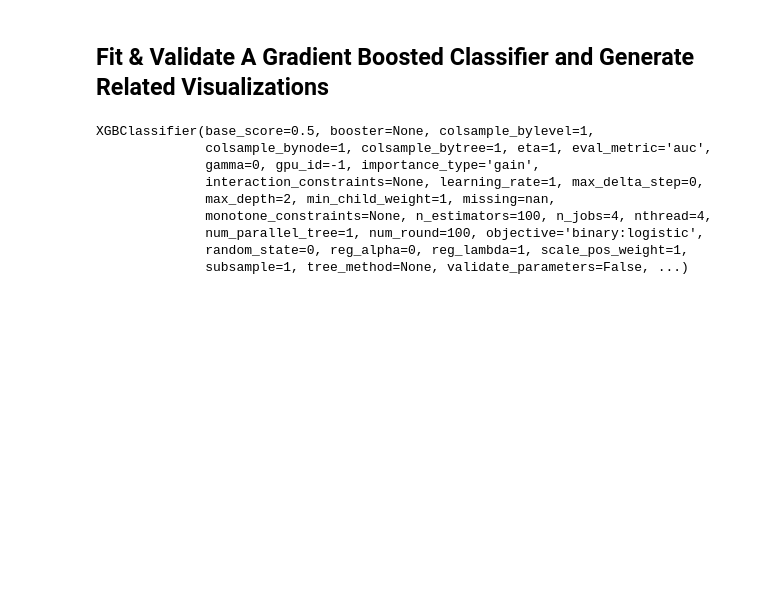
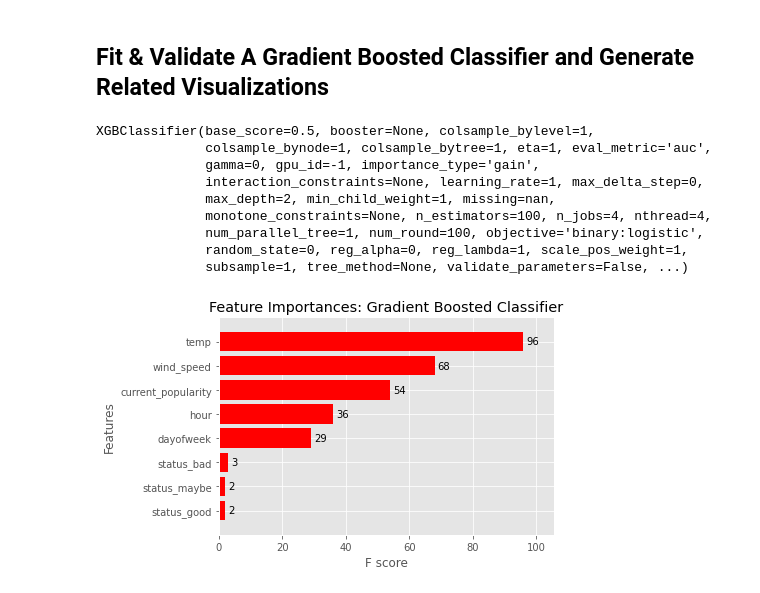
Before and after one commit to four-insightfellows-corona-project/social_distancing, a Jupyter notebook: notebooks/03_xgb_mvp2_ee.ipynb, the cells around one changed output. Drawn from its saved outputs; the diff is of its cells as text; code cells hidden in the pictures; blank space fills up the shorter version.

```diff
--- a/notebooks/03_xgb_mvp2_ee.ipynb
+++ b/notebooks/03_xgb_mvp2_ee.ipynb
@@ -85 +85,10 @@ plt.savefig("../src/d06_visuals/validation_xgb_ROC.png")
 #plt.show()
+# %%
+# Plot feature importance
+from xgboost import plot_importance
+plot_importance(clf,height=0.8, color = 'red')
+plt.title("Feature Importances: Gradient Boosted Classifier")
+plt.savefig("../src/d06_visuals/modeling_xgb_feature_importances.png", bbox_inches = 'tight')
+#plt.show()
+# %% [output]
+[figure, added]
```
Also changed, not shown: parts of 2 cells of this notebook, 12 other files.
